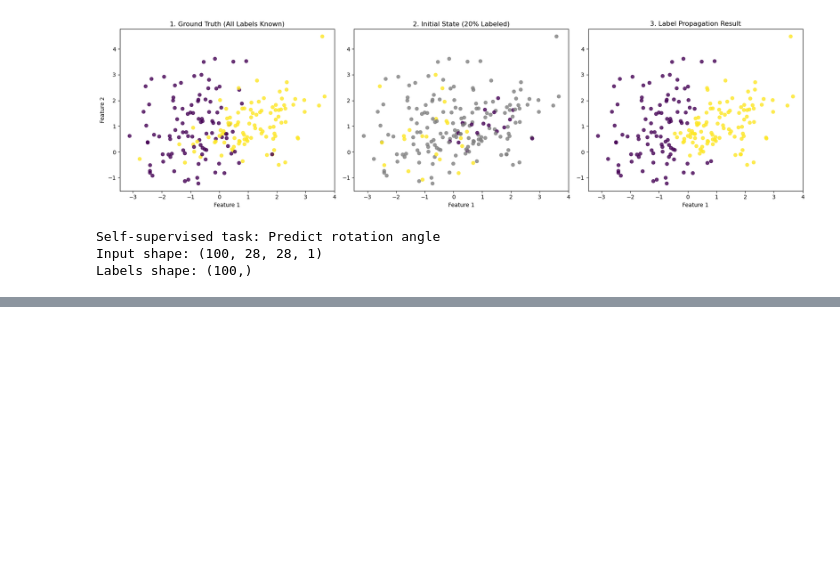
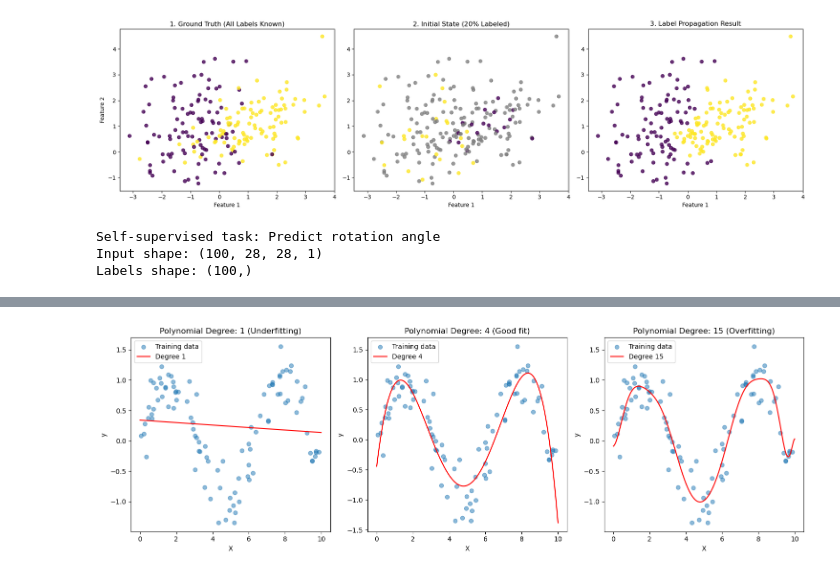
Before and after one commit to AliakbarNateghi/AI-playground, a Jupyter notebook: slide1.ipynb, the cells around one changed output, grey strips where cells are left out. Saved outputs shown, nothing was run; the diff lists cells and outputs as text; code cells hidden in the pictures; blank space fills up the shorter version.

```diff
--- a/slide1.ipynb
+++ b/slide1.ipynb
@@ -392,0 +649,44 @@ Labels shape: (100,)
+# %%
+from sklearn.preprocessing import PolynomialFeatures
+from sklearn.linear_model import Ridge
+from sklearn.pipeline import Pipeline
+
+# Generate non-linear data
+np.random.seed(42)
+X = np.sort(np.random.rand(100, 1) * 10, axis=0)
+y = np.sin(X).ravel() + np.random.randn(100) * 0.3
+
+# Create models with different complexity
+degrees = [1, 4, 15]  # Underfitting, good fit, overfitting
+plt.figure(figsize=(15, 5))
+
+for i, degree in enumerate(degrees):
+    plt.subplot(1, 3, i + 1)
+
+    # Create polynomial features
+    polynomial_features = PolynomialFeatures(degree=degree, include_bias=False)
+    linear_regression = Ridge(alpha=0 if degree < 15 else 0.001)
+    pipeline = Pipeline([("polynomial_features", polynomial_features),
+                        ("linear_regression", linear_regression)])
+
+    # Fit model
+    pipeline.fit(X, y)
+
+    # Predict
+    X_test = np.linspace(0, 10, 300).reshape(-1, 1)
+    y_pred = pipeline.predict(X_test)
+
+    # Plot
+    plt.scatter(X, y, alpha=0.5, label='Training data')
+    plt.plot(X_test, y_pred, 'r-', label=f'Degree {degree}')
+    plt.xlabel('X')
+    plt.ylabel('y')
+    plt.legend()
+    plt.title(f'Polynomial Degree: {degree}' +
+              (' (Underfitting)' if degree == 1 else
+               ' (Good fit)' if degree == 4 else ' (Overfitting)'))
+
+plt.tight_layout()
+plt.show()
+# %% [output]
+[figure, added]
```
Also changed, not shown: parts of 11 cells of this notebook.
